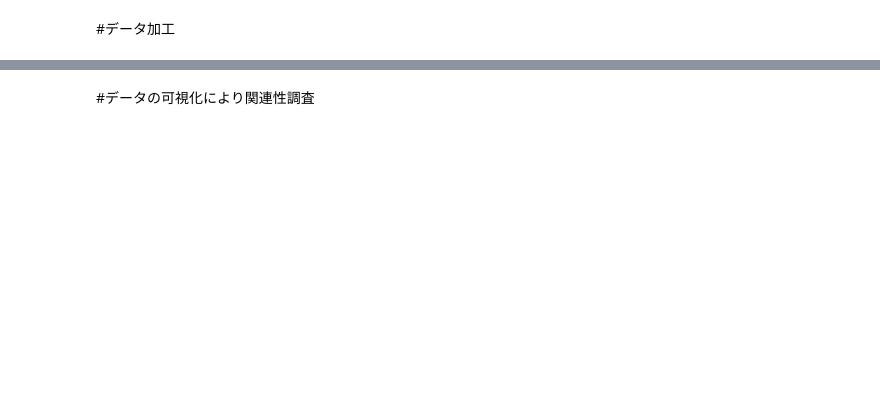
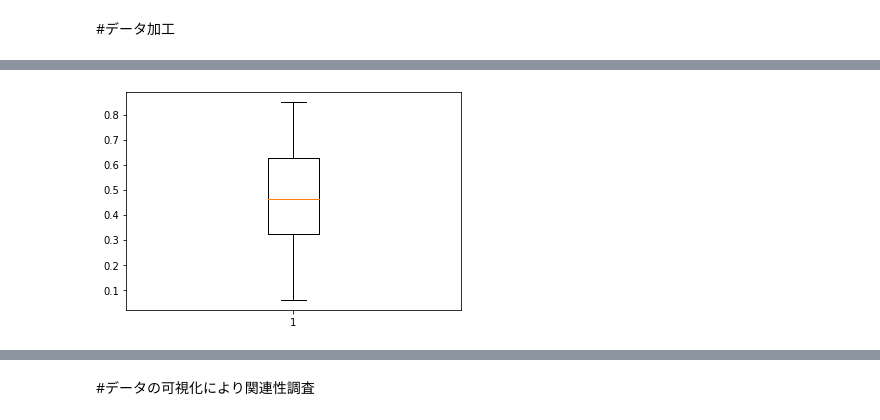
Before and after one commit to kaigitt/GoogleColab, a Jupyter notebook: 【砂川快斗】教師あり学習の演習_editor_ipynb_のコピー.ipynb, the cells around one changed output, grey strips where cells are left out. Saved outputs shown, nothing was run; the diff lists cells and outputs as text; code cells hidden in the pictures; blank space fills up the shorter version.

```diff
--- a/【砂川快斗】教師あり学習の演習_editor_ipynb_のコピー.ipynb
+++ b/【砂川快斗】教師あり学習の演習_editor_ipynb_のコピー.ipynb
@@ -119,3 +184,10 @@ df_cycle_except_object
 # %%
 #欠損値確認
 df_cycle_except_object.isna().sum()
+# %%
+#外れ値確認 'temp', 'atemp', 'hum', 'windspeed', 'count'
+plt.figure()
+plt.boxplot(df_cycle_except_object['temp'])
+plt.show()
+# %% [output]
+[figure, added]
```
Also changed, not shown: parts of 38 cells of this notebook.
